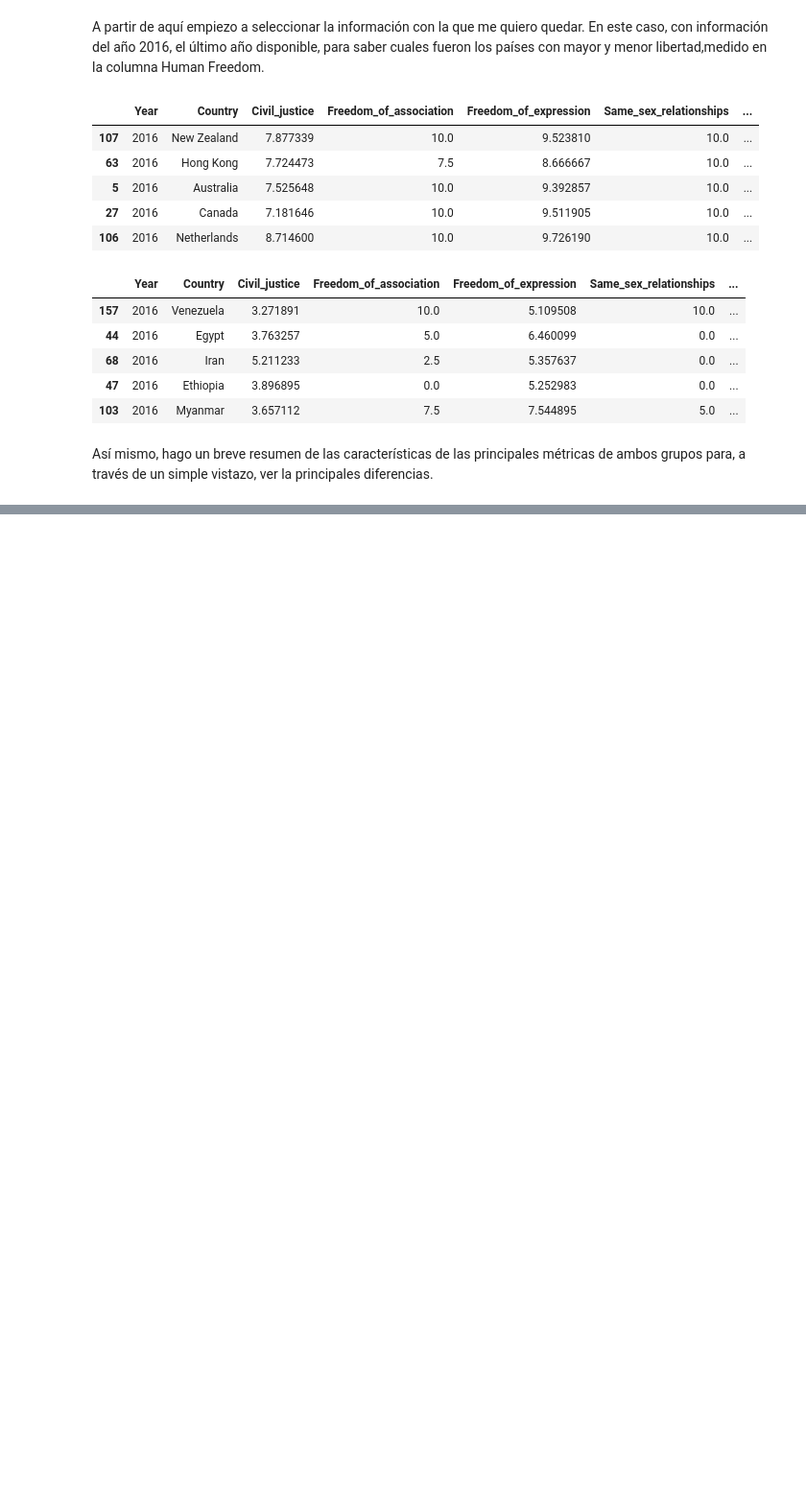
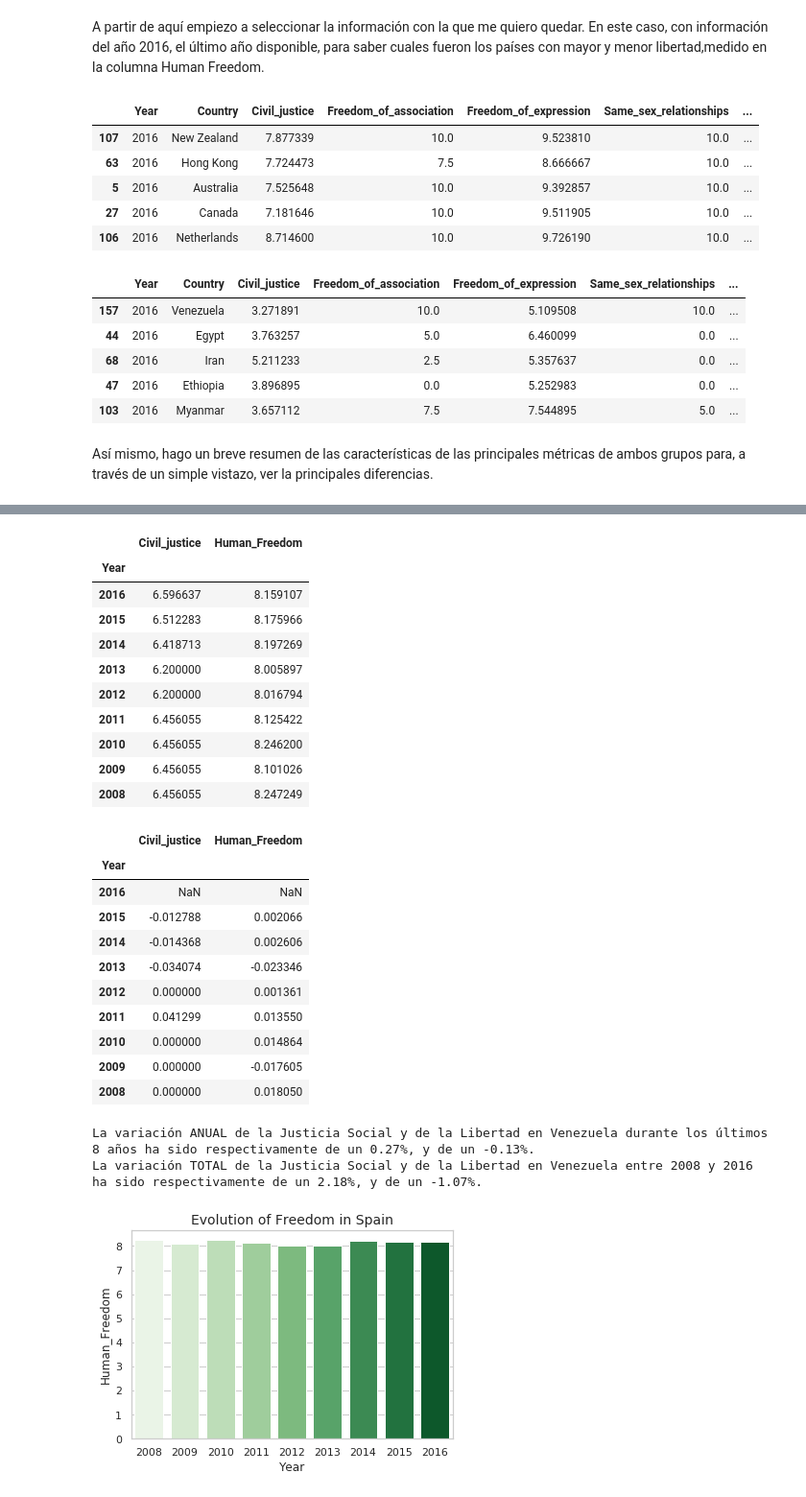
Before and after one commit to alejandroperela/datamad0119, a Jupyter notebook: module-1/pipelines-project/your-code/Code.ipynb, the cells around one changed output, grey strips where cells are left out. Shown at 96% size. Cells and saved outputs as stored; diff of their text form; code cells hidden in the pictures; blank space fills up the shorter version.

```diff
--- a/module-1/pipelines-project/your-code/Code.ipynb
+++ b/module-1/pipelines-project/your-code/Code.ipynb
@@ -289 +253,49 @@ Y termino el análisis anual midiendo lo que han variado las variables Justicia
+# %%
+data_spain = data[(data['Country']=='Spain')]
+data_spain = data_spain.sort_values(by='Year', ascending=False)
+
+stats_spain = data_spain[columns_analysis]
+stats_spain = stats_spain.set_index('Year')
+
+display(stats_spain)
+display(stats_spain.pct_change())
+
+title = 'Evolution of Freedom in Spain'
+sns.set(style="whitegrid")
+spa_freedom = sns.barplot(x="Year", y="Human_Freedom", data=data_spain, palette="Greens")
+plt.title(title, fontsize=14)
+
+spa_civil_year = ((stats_spain.loc[2016, 'Civil_justice']/stats_spain.loc[2008, 'Civil_justice'])**(1/8)-1)*100
+spa_civil = ((stats_spain.loc[2016, 'Civil_justice']/stats_spain.loc[2008, 'Civil_justice'])-1)*100
+spa_freedom_year = ((stats_spain.loc[2016, 'Human_Freedom']/stats_spain.loc[2008, 'Human_Freedom'])**(1/8)-1)*100
+spa_freedom = ((stats_spain.loc[2016, 'Human_Freedom']/stats_spain.loc[2008, 'Human_Freedom'])-1)*100
+
+print("La variación ANUAL de la Justicia Social y de la Libertad en Venezuela durante los últimos 8 años ha sido respectivamente de un " + str(round(spa_civil_year, 2)) + "%, y de un " + str(round(spa_freedom_year, 2)) + "%.")
+print("La variación TOTAL de la Justicia Social y de la Libertad en Venezuela entre 2008 y 2016 ha sido respectivamente de un " + str(round(spa_civil, 2)) + "%, y de un " + str(round(spa_freedom, 2)) + "%.")
+# %% [output]
+|  | Civil_justice | Human_Freedom |
+| Year |  |  |
+| 2016 | 6.596637 | 8.159107 |
+| 2015 | 6.512283 | 8.175966 |
+| 2014 | 6.418713 | 8.197269 |
+| 2013 | 6.200000 | 8.005897 |
+| 2012 | 6.200000 | 8.016794 |
+| 2011 | 6.456055 | 8.125422 |
+| 2010 | 6.456055 | 8.246200 |
+| 2009 | 6.456055 | 8.101026 |
+| 2008 | 6.456055 | 8.247249 |
+|  | Civil_justice | Human_Freedom |
+| Year |  |  |
+| 2016 | NaN | NaN |
+| 2015 | -0.012788 | 0.002066 |
+| 2014 | -0.014368 | 0.002606 |
+| 2013 | -0.034074 | -0.023346 |
+| 2012 | 0.000000 | 0.001361 |
+| 2011 | 0.041299 | 0.013550 |
+| 2010 | 0.000000 | 0.014864 |
+| 2009 | 0.000000 | -0.017605 |
+| 2008 | 0.000000 | 0.018050 |
+La variación ANUAL de la Justicia Social y de la Libertad en Venezuela durante los últimos 8 años ha sido respectivamente de un 0.27%, y de un -0.13%.
+La variación TOTAL de la Justicia Social y de la Libertad en Venezuela entre 2008 y 2016 ha sido respectivamente de un 2.18%, y de un -1.07%.
+[figure, added]
 # %%
```
Also changed, not shown: parts of 17 cells of this notebook.
